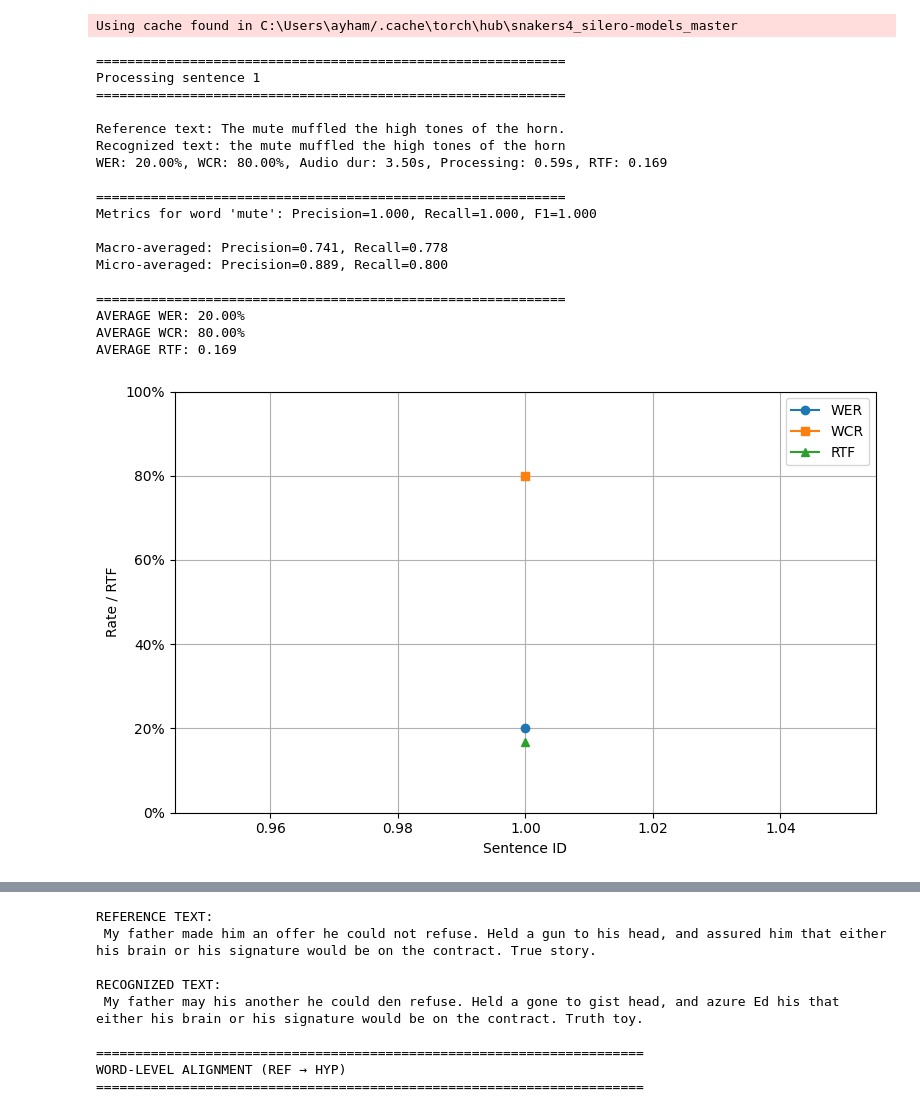
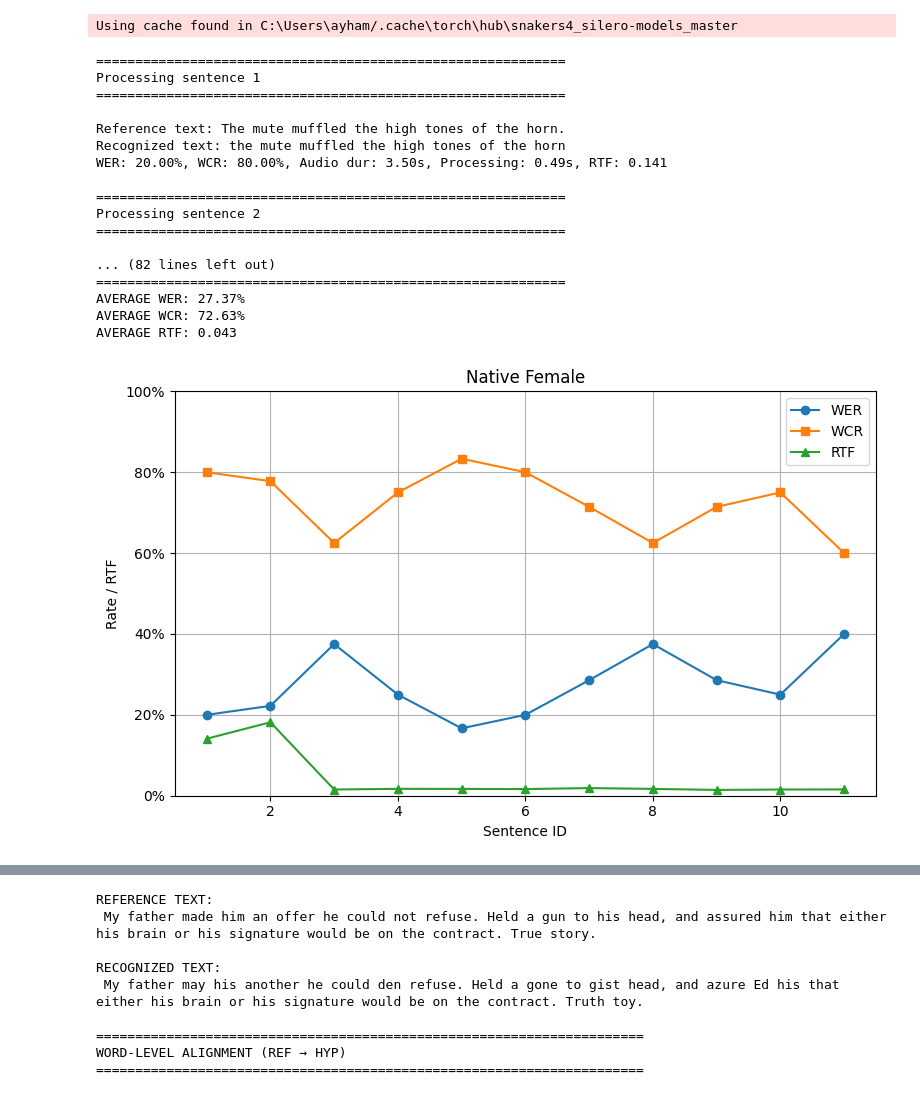
Before and after one commit to Ayham707/Speech-Recognation-App, a Jupyter notebook: speech_recognation.ipynb, the cells around one changed output, grey strips where cells are left out. Saved outputs shown, nothing was run; the diff lists cells and outputs as text; code cells hidden in the pictures.

Commit message:
statestik graphs

```diff
--- a/speech_recognation.ipynb
+++ b/speech_recognation.ipynb
@@ -16,7 +16,7 @@ from collections import defaultdict
 TARGET_WORD = "mute"   # word of interest (case-sensitive)
 audio_dir = r"C:\Users\ayham\Desktop\Downloads\HMI SpeechRecognition Dataset\Audio Files HMI\Native Female\wav"
 transcript_path = r"C:\Users\ayham\Desktop\Downloads\HMI SpeechRecognition Dataset\Audio Files HMI\transcript.txt"
-num_sentences = 1
+num_sentences = 11
 
 # =========================================================
 # Load reference sentence by ID
@@ -220,42 +220,42 @@ if __name__ == "__main__":
     print(f"AVERAGE RTF: {total_rtf/num_sentences:.3f}")
 
     # =========================================================
     # Plot WER/WCR/RTF
     # =========================================================
     sentence_ids = list(range(1, num_sentences+1))
     plt.figure(figsize=(8,5))
     plt.plot(sentence_ids, wer_list, marker='o', label="WER")
     plt.plot(sentence_ids, wcr_list, marker='s', label="WCR")
     plt.plot(sentence_ids, rtf_list, marker='^', label="RTF")
+    plt.title("Native Female")
     plt.xlabel("Sentence ID")
     plt.ylabel("Rate / RTF")
     plt.ylim(0,1)
     plt.gca().yaxis.set_major_formatter(mtick.PercentFormatter(1.0))
     plt.grid(True)
     plt.legend()
     plt.tight_layout()
     plt.show()
 # %% [output]
 Using cache found in C:\Users\ayham/.cache\torch\hub\snakers4_silero-models_master
 ============================================================
 Processing sentence 1
 ============================================================
 
 Reference text: The mute muffled the high tones of the horn.
 Recognized text: the mute muffled the high tones of the horn
-WER: 20.00%, WCR: 80.00%, Audio dur: 3.50s, Processing: 0.59s, RTF: 0.169
+WER: 20.00%, WCR: 80.00%, Audio dur: 3.50s, Processing: 0.49s, RTF: 0.141
 
 ============================================================
-Metrics for word 'mute': Precision=1.000, Recall=1.000, F1=1.000
+Processing sentence 2
+============================================================
 
-Macro-averaged: Precision=0.741, Recall=0.778
-Micro-averaged: Precision=0.889, Recall=0.800
-
+... (82 lines left out)
 ============================================================
-AVERAGE WER: 20.00%
-AVERAGE WCR: 80.00%
-AVERAGE RTF: 0.169
+AVERAGE WER: 27.37%
+AVERAGE WCR: 72.63%
+AVERAGE RTF: 0.043
-[figure, old version]
+[figure, new version]
 # %%
 import os
 import time
```
Also changed, not shown: parts of 3 cells of this notebook, 4 other files.
